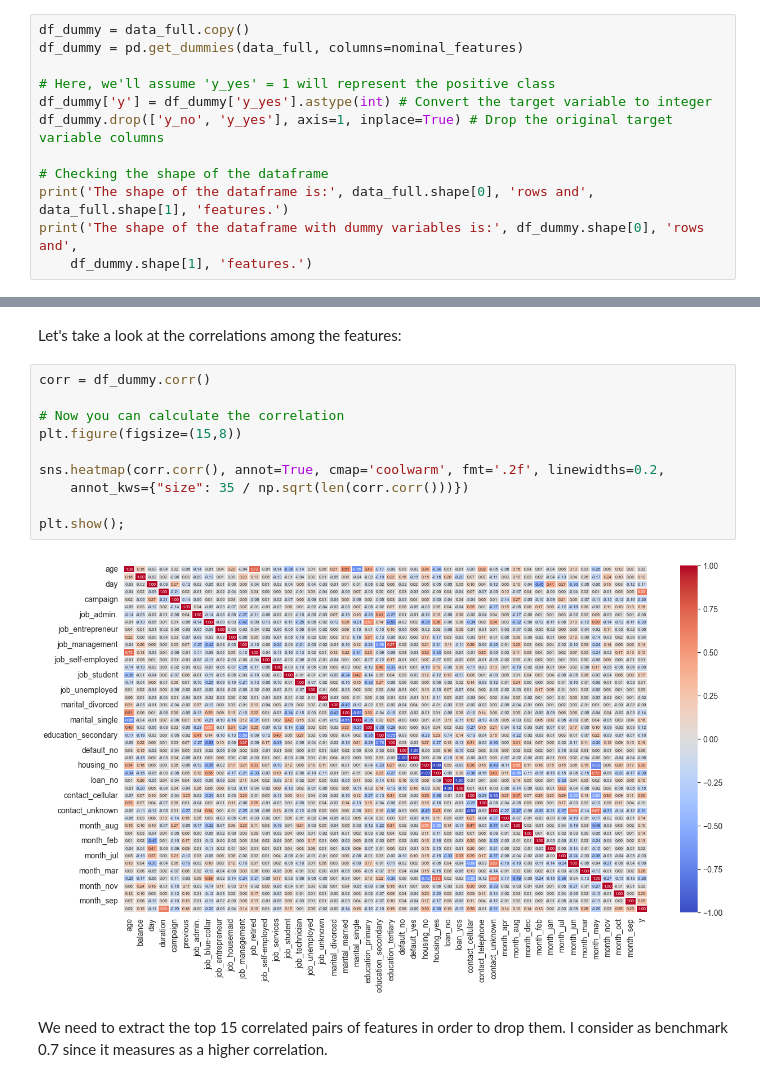
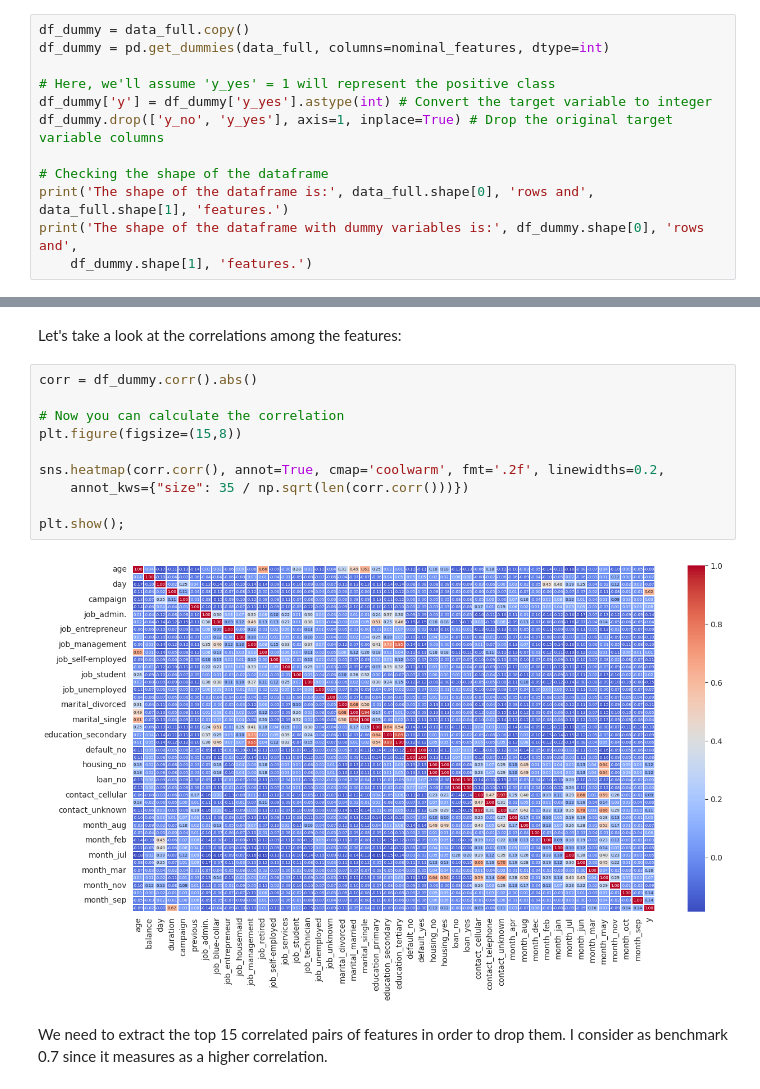
Before and after one commit to Steeve3/ML-model, a Jupyter notebook: notebooks/bank_notebook.ipynb, the cells around one changed output, grey strips where cells are left out. Cells and saved outputs as stored; diff of their text form.

```diff
--- a/notebooks/bank_notebook.ipynb
+++ b/notebooks/bank_notebook.ipynb
@@ -413,6 +427,6 @@ The nominal features are:
 # %%
 df_dummy = data_full.copy()
-df_dummy = pd.get_dummies(data_full, columns=nominal_features)
+df_dummy = pd.get_dummies(data_full, columns=nominal_features, dtype=int)
 
 # Here, we'll assume 'y_yes' = 1 will represent the positive class
 df_dummy['y'] = df_dummy['y_yes'].astype(int) # Convert the target variable to integer
@@ -475,17 +489,17 @@ df_dummy.corr().abs()
 # %% [markdown]
 Let's take a look at the correlations among the features:
 # %%
-corr = df_dummy.corr()
+corr = df_dummy.corr().abs()
 
 # Now you can calculate the correlation
 plt.figure(figsize=(15,8))
 
 sns.heatmap(corr.corr(), annot=True, cmap='coolwarm', fmt='.2f', linewidths=0.2,
     annot_kws={"size": 35 / np.sqrt(len(corr.corr()))})
 
 plt.show();
 # %% [output]
-[figure, old version]
+[figure, new version]
 # %% [markdown]
 We need to extract the top 15 correlated pairs of features in order to drop them. I consider as benchmark 0.7 since it measures as a higher correlation.
 # %%
```
Also changed, not shown: parts of 26 cells of this notebook, 1 other file.
